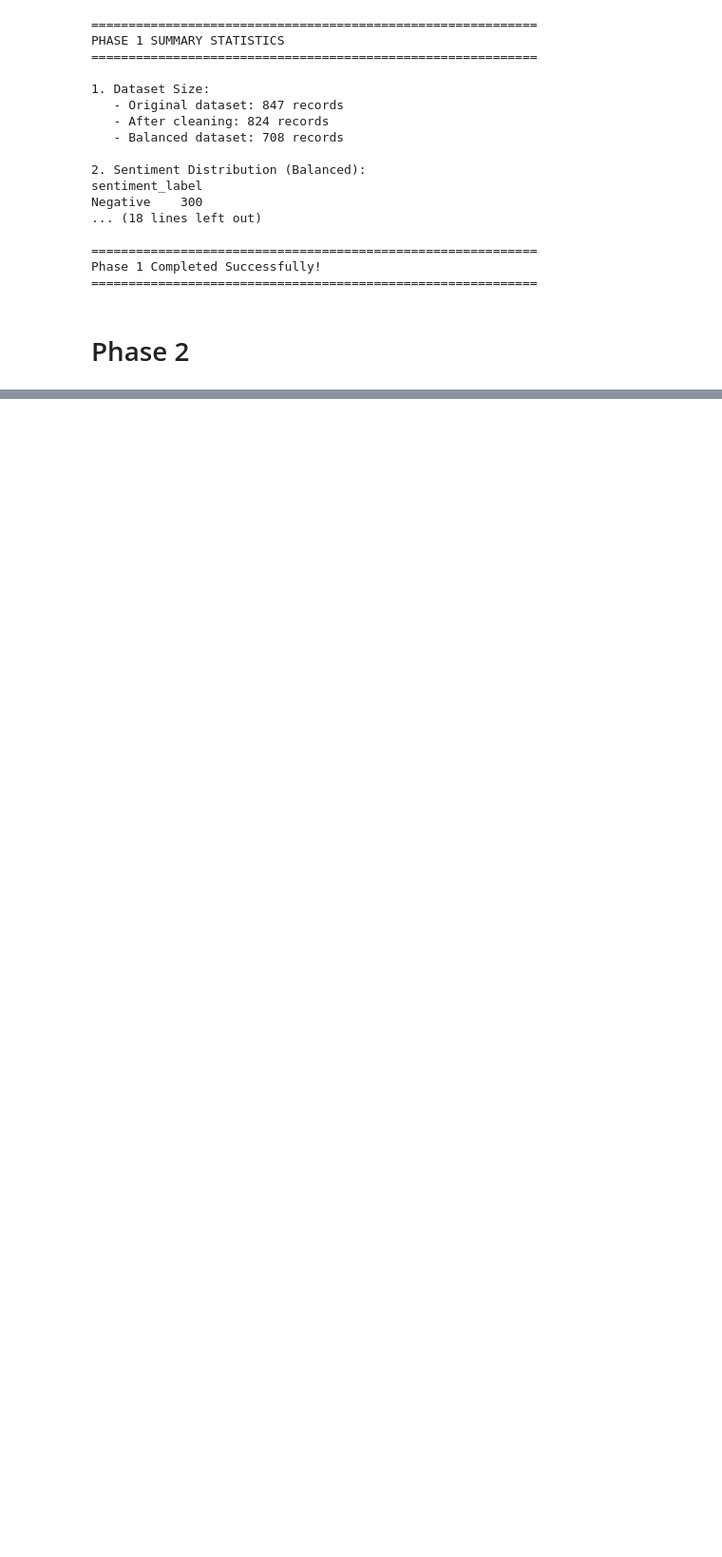
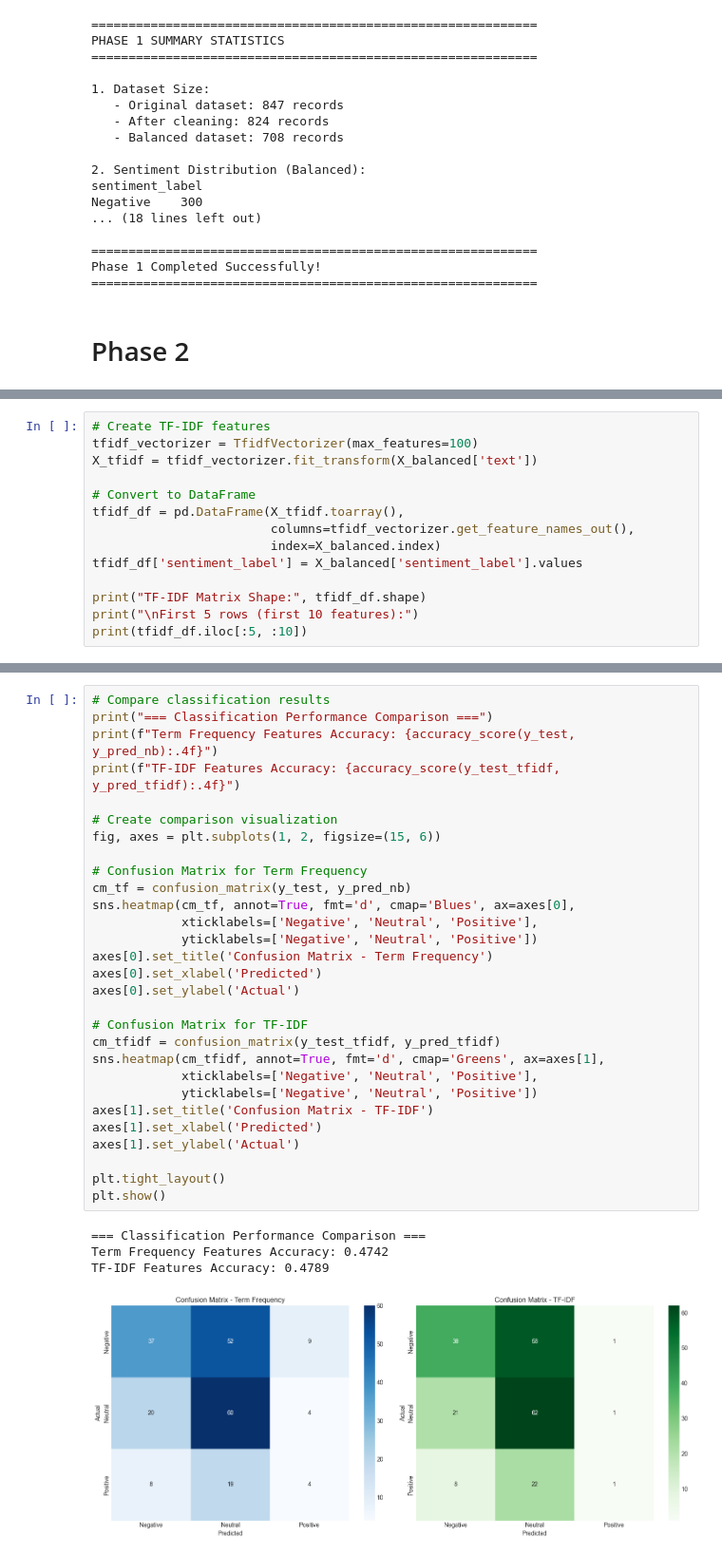
Before and after one commit to kangjwme/DM2025-Lab1-Exercise, a Jupyter notebook: DM2025-Lab1-Homework.ipynb, the cells around one changed output, grey strips where cells are left out. Shown at 95% size. Drawn from its saved outputs; the diff is of its cells as text; blank space fills up the shorter version.

```diff
--- a/DM2025-Lab1-Homework.ipynb
+++ b/DM2025-Lab1-Homework.ipynb
@@ -656,0 +740,14 @@ Phase 1 Completed Successfully!
+# %%
+# Create TF-IDF features
+tfidf_vectorizer = TfidfVectorizer(max_features=100)
+X_tfidf = tfidf_vectorizer.fit_transform(X_balanced['text'])
+
+# Convert to DataFrame
+tfidf_df = pd.DataFrame(X_tfidf.toarray(),
+                        columns=tfidf_vectorizer.get_feature_names_out(),
+                        index=X_balanced.index)
+tfidf_df['sentiment_label'] = X_balanced['sentiment_label'].values
+
+print("TF-IDF Matrix Shape:", tfidf_df.shape)
+print("\nFirst 5 rows (first 10 features):")
+print(tfidf_df.iloc[:5, :10])
@@ -656,0 +840,34 @@ Phase 1 Completed Successfully!
+# %%
+# Compare classification results
+print("=== Classification Performance Comparison ===")
+print(f"Term Frequency Features Accuracy: {accuracy_score(y_test, y_pred_nb):.4f}")
+print(f"TF-IDF Features Accuracy: {accuracy_score(y_test_tfidf, y_pred_tfidf):.4f}")
+
+# Create comparison visualization
+fig, axes = plt.subplots(1, 2, figsize=(15, 6))
+
+# Confusion Matrix for Term Frequency
+cm_tf = confusion_matrix(y_test, y_pred_nb)
+sns.heatmap(cm_tf, annot=True, fmt='d', cmap='Blues', ax=axes[0],
+            xticklabels=['Negative', 'Neutral', 'Positive'],
+            yticklabels=['Negative', 'Neutral', 'Positive'])
+axes[0].set_title('Confusion Matrix - Term Frequency')
+axes[0].set_xlabel('Predicted')
+axes[0].set_ylabel('Actual')
+
+# Confusion Matrix for TF-IDF
+cm_tfidf = confusion_matrix(y_test_tfidf, y_pred_tfidf)
+sns.heatmap(cm_tfidf, annot=True, fmt='d', cmap='Greens', ax=axes[1],
+            xticklabels=['Negative', 'Neutral', 'Positive'],
+            yticklabels=['Negative', 'Neutral', 'Positive'])
+axes[1].set_title('Confusion Matrix - TF-IDF')
+axes[1].set_xlabel('Predicted')
+axes[1].set_ylabel('Actual')
+
+plt.tight_layout()
+plt.show()
+# %% [output]
+=== Classification Performance Comparison ===
+Term Frequency Features Accuracy: 0.4742
+TF-IDF Features Accuracy: 0.4789
+[figure, added]
```
Also changed, not shown: parts of 20 cells of this notebook, 4 other files.
